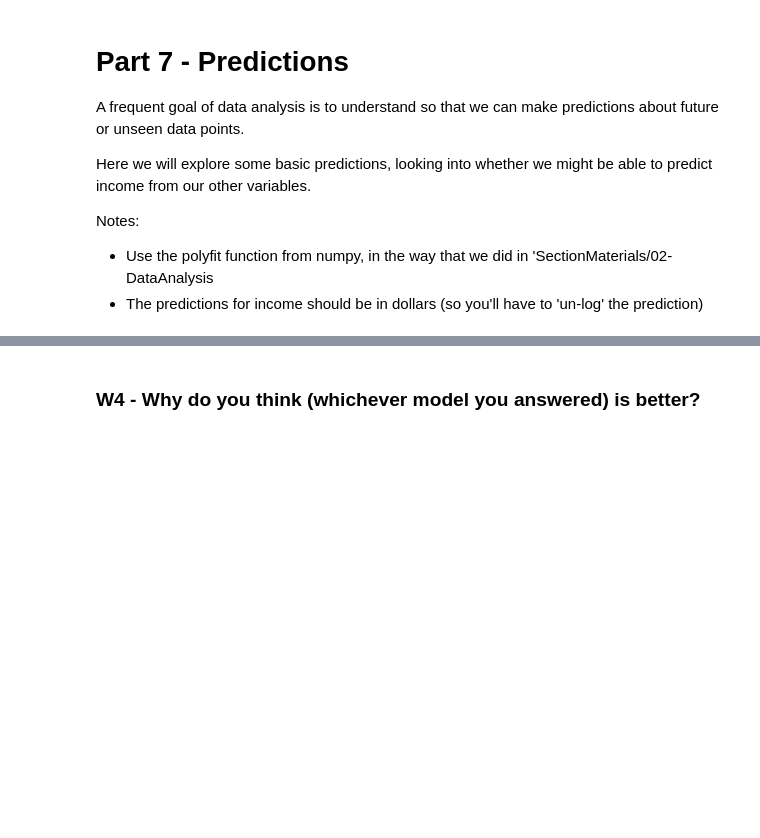
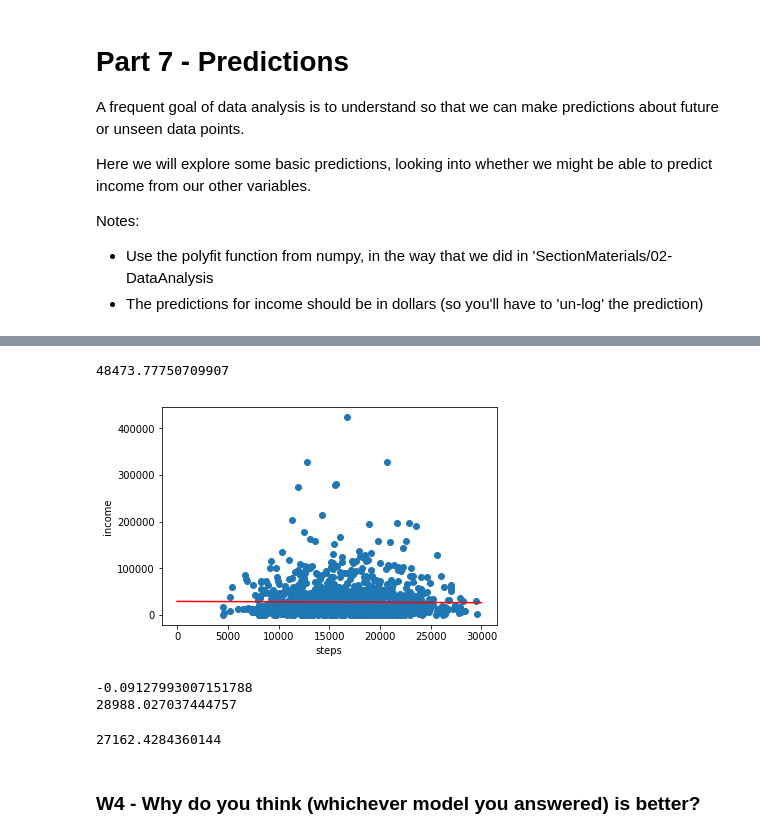
Before and after one commit to graskovi/COGS108_Repo, a Jupyter notebook: A2/A2_R6931.ipynb, the cells around one changed output, grey strips where cells are left out. Drawn from its saved outputs; the diff is of its cells as text; code cells hidden in the pictures; blank space fills up the shorter version.

```diff
--- a/A2/A2_R6931.ipynb
+++ b/A2/A2_R6931.ipynb
@@ -479,7 +538,10 @@ assert(b1)
 #  Note: Convert the prediction to be in real dollars (not log dollars)
 
 # YOUR CODE HERE
-raise NotImplementedError()
+pred1 = 75 * a1 + b1
+print(pred1)
+# %% [output]
+48473.77750709907
 # %%
 # Tests for 7b
 
@@ -487,9 +549,23 @@ assert(pred1)
 # %%
 # 7c) Use polyfit to fit a 1-degree linear model, predicting income from steps.
 #  Call the output parameters 'a2' and 'b2'
 
 # YOUR CODE HERE
-raise NotImplementedError()
+# Where the answers are stored
+[a2, b2]= np.polyfit(df['steps'], df_scaled, 1)
+
+plt.scatter(df['steps'], df_scaled)
+plt.xlabel('steps')
+plt.ylabel('income')
+x=np.arange(30000)
+plt.plot(x, a2*x+b2, '-', color='red')
+plt.show()
+print(a2)
+print(b2)
+# %% [output]
+[figure, added]
+-0.09127993007151788
+28988.027037444757
 # %%
 # Tests for 7c
 
@@ -500,7 +576,10 @@ assert(b2)
 #  Note: Convert the prediction to be in real dollars (not log dollars)
 
 # YOUR CODE HERE
-raise NotImplementedError()
+pred2 = a2 * 20000 + b2
+print(pred2)
+# %% [output]
+27162.4284360144
 # %%
 # Test for 7d
 
```
Also changed, not shown: parts of 32 cells of this notebook.
